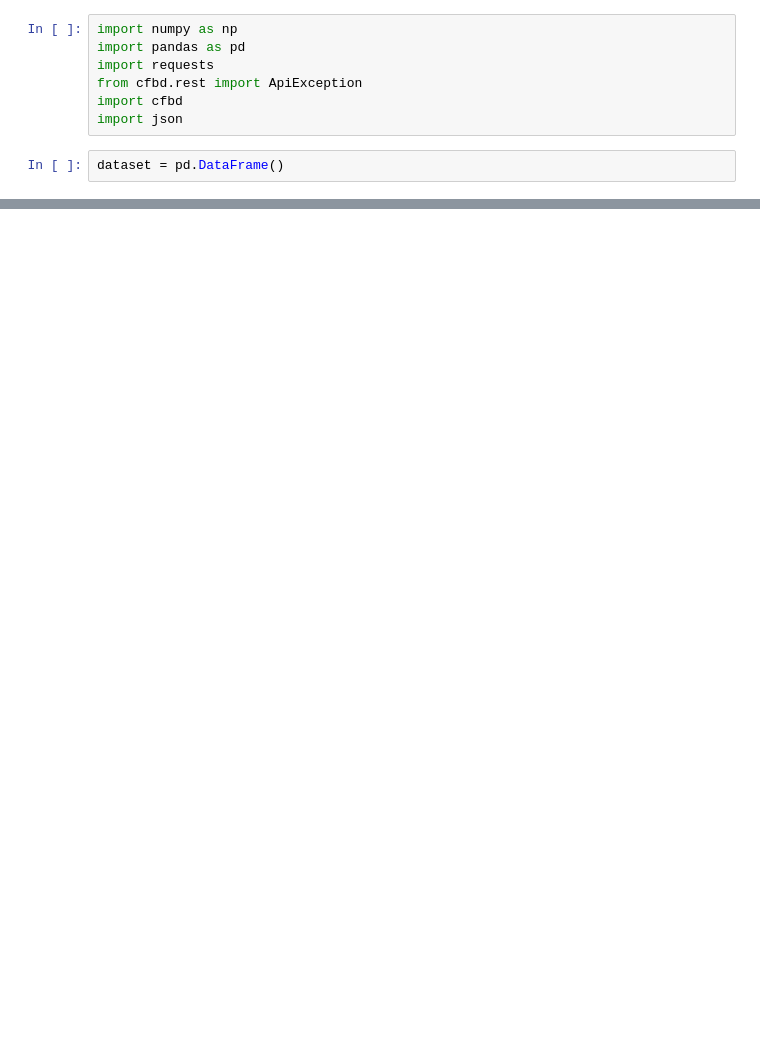
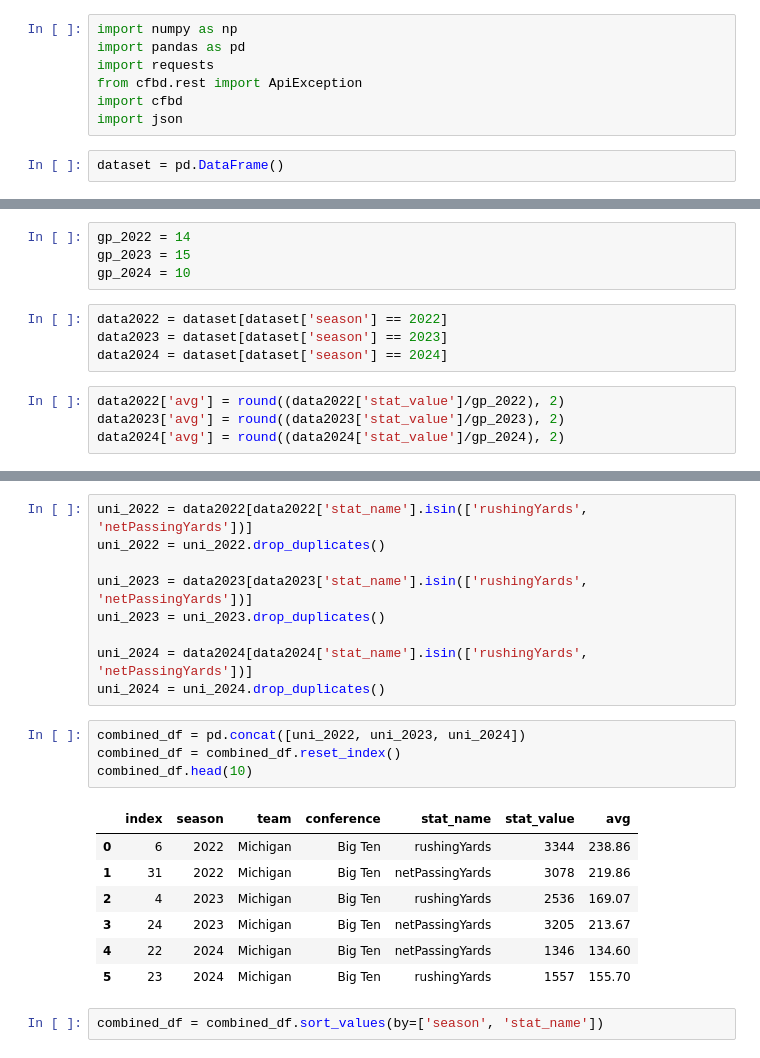
Before and after one commit to NickThomasCode/PythonProjects, a Jupyter notebook: michStats/stats.ipynb, the cells around one changed output, grey strips where cells are left out. Cells and saved outputs as stored; diff of their text form; blank space fills up the shorter version.

```diff
--- a/michStats/stats.ipynb
+++ b/michStats/stats.ipynb
@@ -91,0 +68,12 @@ data
+# %%
+gp_2022 = 14
+gp_2023 = 15
+gp_2024 = 10
+# %%
+data2022 = dataset[dataset['season'] == 2022]
+data2023 = dataset[dataset['season'] == 2023]
+data2024 = dataset[dataset['season'] == 2024]
+# %%
+data2022['avg'] = round((data2022['stat_value']/gp_2022), 2)
+data2023['avg'] = round((data2023['stat_value']/gp_2023), 2)
+data2024['avg'] = round((data2024['stat_value']/gp_2024), 2)
@@ -91,0 +109,23 @@ data
+# %%
+uni_2022 = data2022[data2022['stat_name'].isin(['rushingYards', 'netPassingYards'])]
+uni_2022 = uni_2022.drop_duplicates()
+
+uni_2023 = data2023[data2023['stat_name'].isin(['rushingYards', 'netPassingYards'])]
+uni_2023 = uni_2023.drop_duplicates()
+
+uni_2024 = data2024[data2024['stat_name'].isin(['rushingYards', 'netPassingYards'])]
+uni_2024 = uni_2024.drop_duplicates()
+# %%
+combined_df = pd.concat([uni_2022, uni_2023, uni_2024])
+combined_df = combined_df.reset_index()
+combined_df.head(10)
+# %% [output]
+|  | index | season | team | conference | stat_name | stat_value | avg |
+| 0 | 6 | 2022 | Michigan | Big Ten | rushingYards | 3344 | 238.86 |
+| 1 | 31 | 2022 | Michigan | Big Ten | netPassingYards | 3078 | 219.86 |
+| 2 | 4 | 2023 | Michigan | Big Ten | rushingYards | 2536 | 169.07 |
+| 3 | 24 | 2023 | Michigan | Big Ten | netPassingYards | 3205 | 213.67 |
+| 4 | 22 | 2024 | Michigan | Big Ten | netPassingYards | 1346 | 134.60 |
+| 5 | 23 | 2024 | Michigan | Big Ten | rushingYards | 1557 | 155.70 |
+# %%
+combined_df = combined_df.sort_values(by=['season', 'stat_name'])
```
Also changed, not shown: parts of 9 cells of this notebook, 1 other file.
